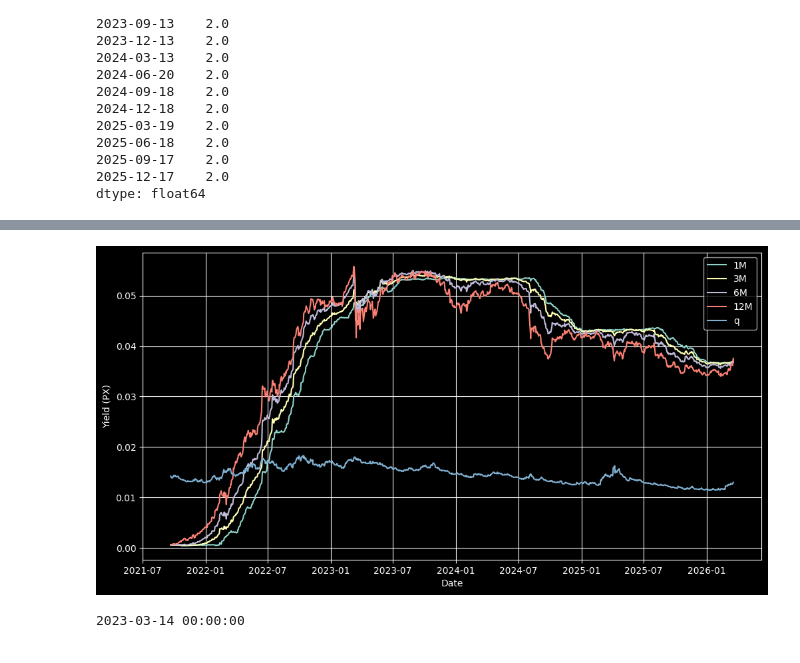
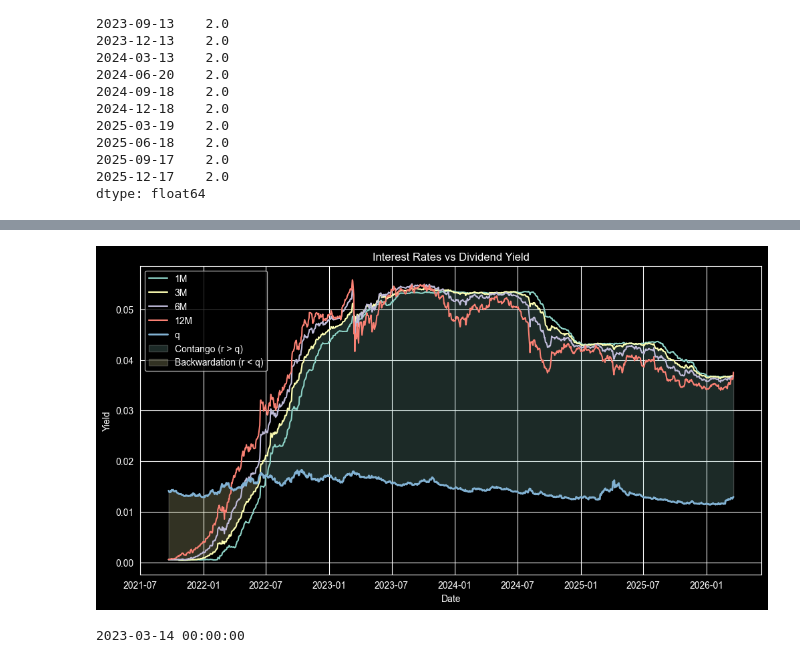
Before and after one commit to JohnnyTung123/Future-Rolling-Strategy, a Jupyter notebook: code/researcher.ipynb, the cells around one changed output, grey strips where cells are left out. Cells and saved outputs as stored; diff of their text form; code cells hidden in the pictures.

```diff
--- a/code/researcher.ipynb
+++ b/code/researcher.ipynb
@@ -260,22 +260,55 @@ plt.show()
 # %%
 # interest rate and dividend yield
 plt.figure(figsize=(12, 6))
 
-for m in ['1M', '3M', '6M', '12M', 'q']:
+# plot rates
+for m in ['1M', '3M', '6M', '12M']:
     plt.plot(
         analysis_df.index,
         analysis_df['PX'][m],
         label=m
     )
 
+# dividend yield
+q = analysis_df['PX']['q']
+plt.plot(
+    analysis_df.index,
+    q,
+    linewidth=2,
+    label='q'
+)
+
+# choose one representative rate (example: 3M)
+r = analysis_df['PX']['3M']
+
+# shade regions
+plt.fill_between(
+    analysis_df.index,
+    r,
+    q,
+    where=(r > q),
+    alpha=0.2,
+    label='Contango (r > q)'
+)
+
+plt.fill_between(
+    analysis_df.index,
+    r,
+    q,
+    where=(r < q),
+    alpha=0.2,
+    label='Backwardation (r < q)'
+)
+
 plt.xlabel("Date")
-plt.ylabel("Yield (PX)")
+plt.ylabel("Yield")
+plt.title("Interest Rates vs Dividend Yield")
 plt.legend()
 plt.grid(True)
 
 plt.show()
 # %% [output]
-[figure, old version]
+[figure, new version]
 # %%
 # define key tenors
 y1m = analysis_df['PX']['1M']
```
Also changed, not shown: parts of 6 cells of this notebook, 5 other files.
